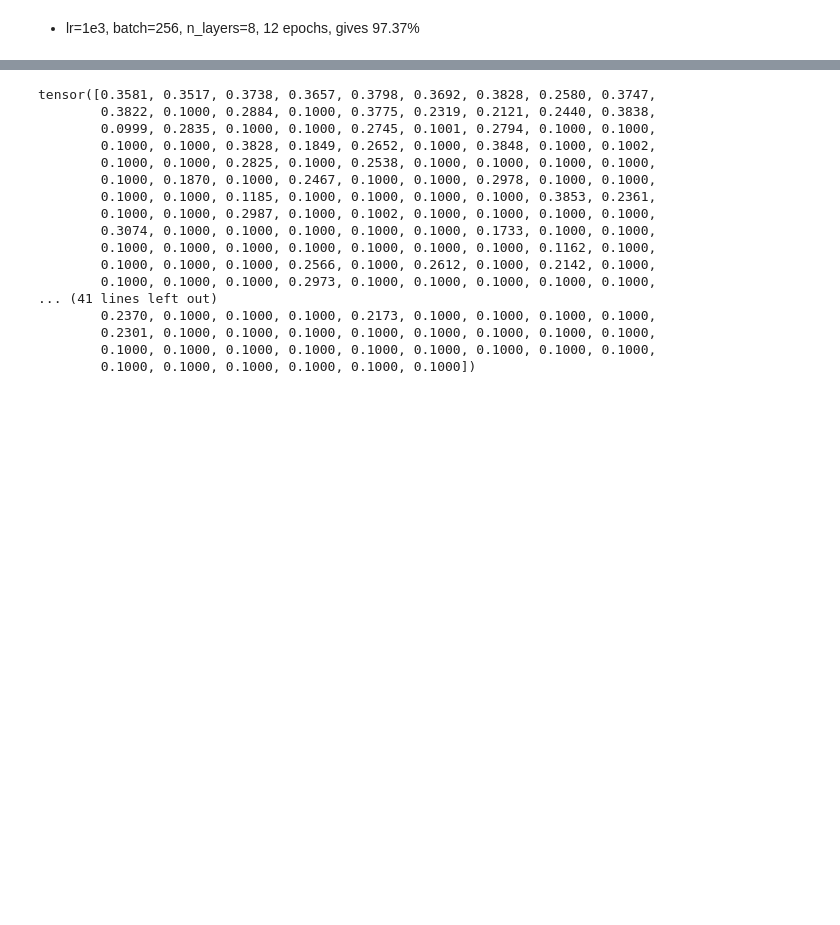
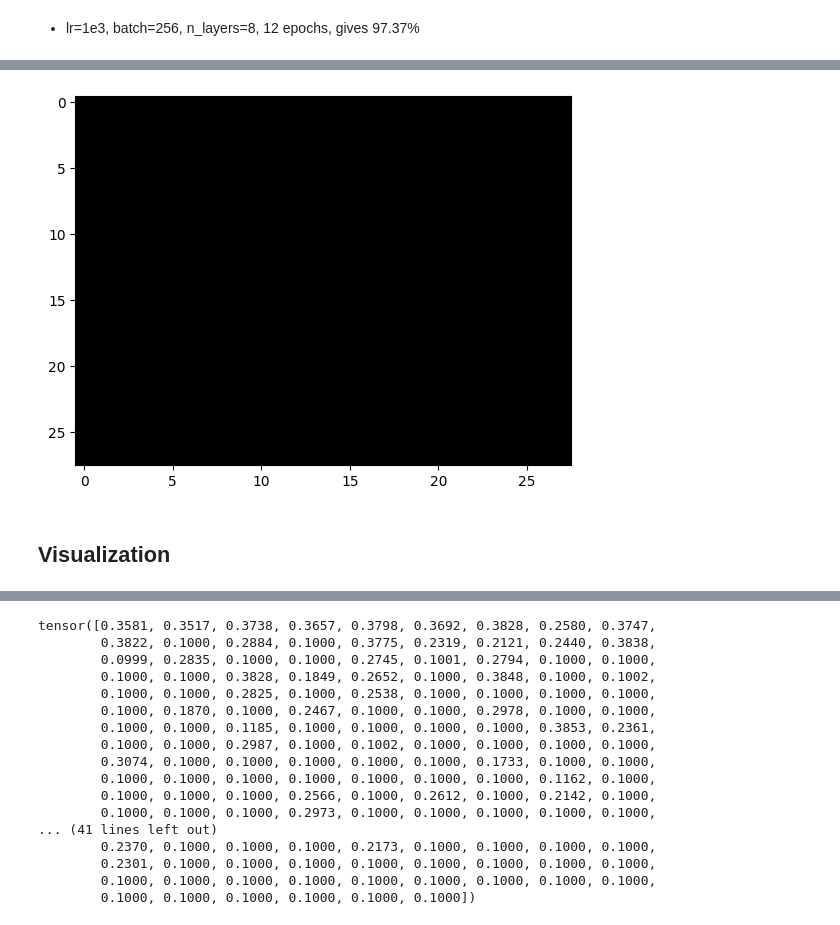
Before and after one commit to Teachable-AI-Lab/cobweb-nn, a Jupyter notebook: cobwebNN-disc.ipynb, the cells around one changed output, grey strips where cells are left out. Cells and saved outputs as stored; diff of their text form; code cells hidden in the pictures; blank space fills up the shorter version.

```diff
--- a/cobwebNN-disc.ipynb
+++ b/cobwebNN-disc.ipynb
@@ -249,0 +450,12 @@ Accuracy: 0.4379
+# %%
+cmap="inferno"
+array = torch.ones(28*28).numpy().reshape(28, 28) - 0.5
+# print(array)
+# random number form 0 to 1
+array = np.ones((28, 28))
+plt.imshow(array, cmap=cmap, aspect="auto")
+plt.show()
+# %% [output]
+[figure, added]
+# %% [markdown]
+## Visualization
```
Also changed, not shown: parts of 17 cells of this notebook, 8 other files.
